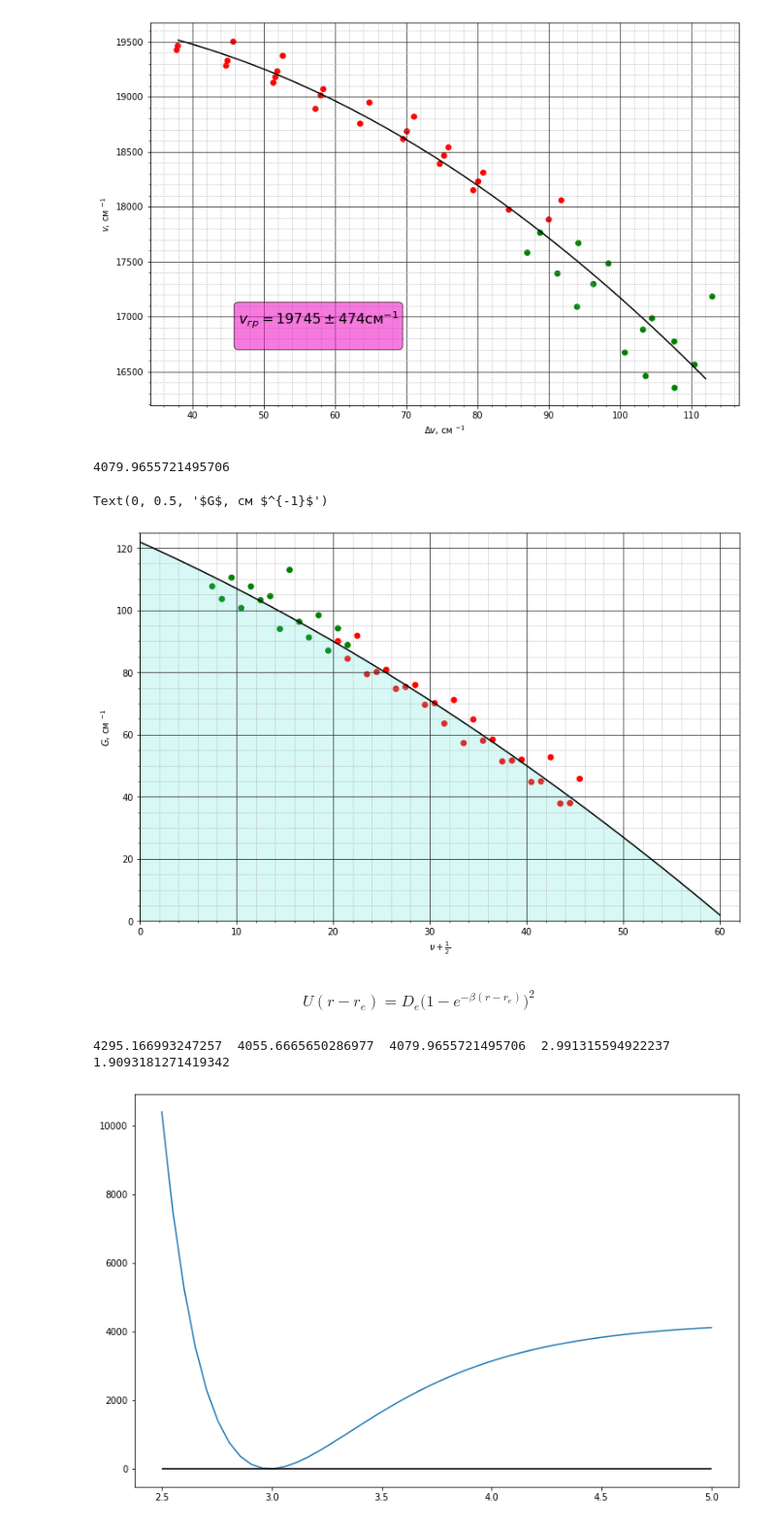
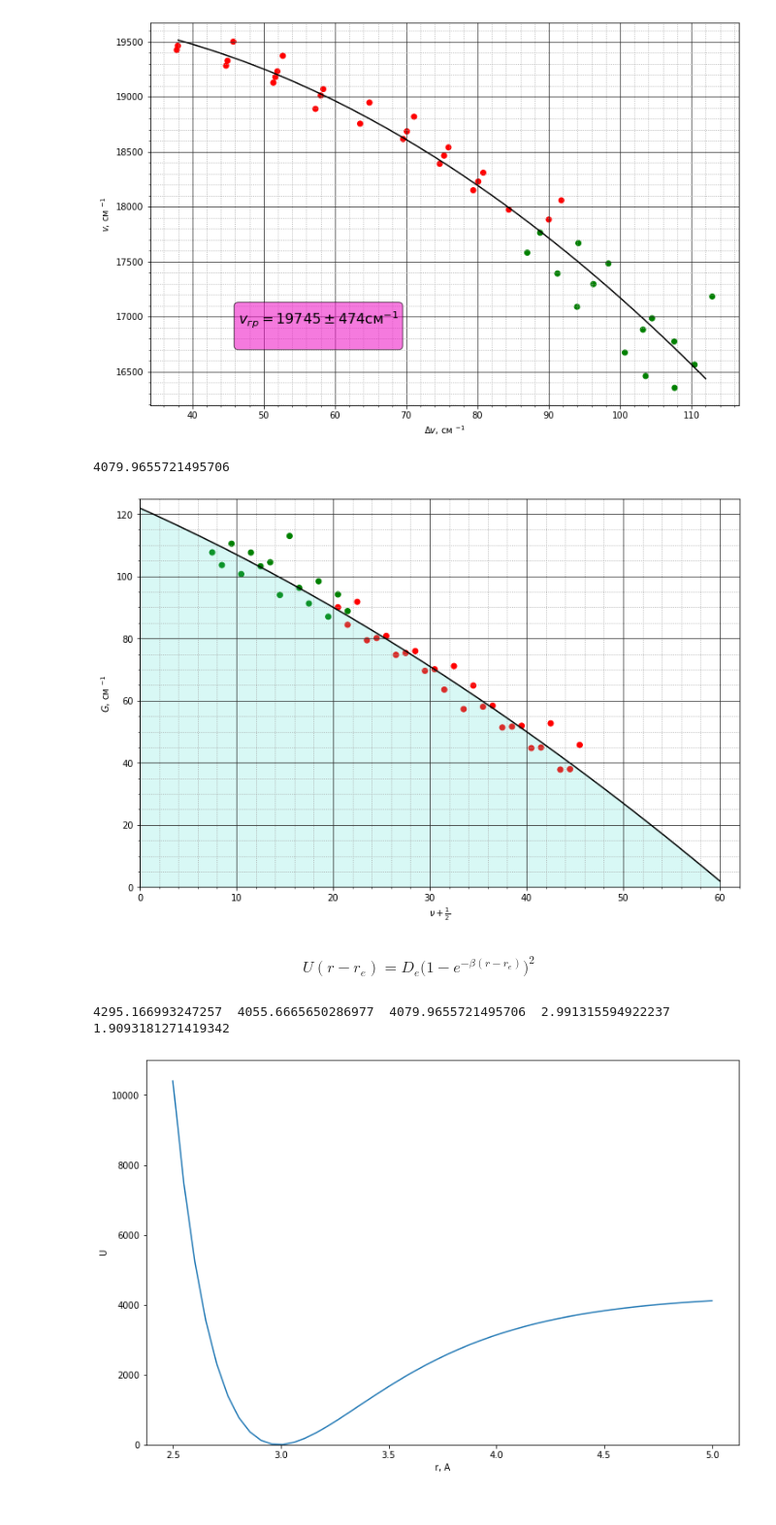
Before and after one commit to Redencon/Lapki, a Jupyter notebook: I2/I2.ipynb, the cells around one changed output. Shown at 97% size. Saved outputs shown, nothing was run; the diff lists cells and outputs as text; code cells hidden in the pictures.

```diff
--- a/I2/I2.ipynb
+++ b/I2/I2.ipynb
@@ -390,8 +487,16 @@ plt.xlim(0, 62)
 plt.fill_between(xs, [0 for _ in ys], ys, color='turquoise', alpha=0.2)
 
 a, b, c = popt
-x0 = (-b - np.sqrt(b**2 - 4*a*c))/(2*a)
+da = np.sqrt(pcov[0][0])
+db = np.sqrt(pcov[1][1])
+dc = np.sqrt(pcov[2][2])
+root = np.sqrt(b**2 - 4*a*c)
+droot = sq_sum(2*b*db, sq_sum(da/a, dc/c)*4*a*c)/(2*root)
+x0 = (-b - root)/(2*a)
+dx0 = sq_sum(da/a, sq_sum(db, droot)/(b+root))*x0
 D3 = a*x0**3/3 + b*x0**2/2 + c*x0
+dD3 = sq_sum(sq_sum(da/a, dx0/x0)*a*x0**3/3, sq_sum(db/b, dx0/x0)*b*x0**2/2, sq_sum(dc/c, dx0/x0)*c*x0)
+goals.add('D3', D3, dD3)
 print(D3)
 
 # props = dict(boxstyle='round', facecolor='#ef21c8', alpha=0.6)
@@ -413,9 +518,9 @@ ax.yaxis.set_minor_locator(mly)
 
 plt.xlabel(r'$\nu + \frac{1}{2}$')
 plt.ylabel('$G$, см $^{-1}$')
+plt.savefig('filled area.jpg')
 # %% [output]
 4079.9655721495706
-Text(0, 0.5, '$G$, см $^{-1}$')
 [figure]
 # %% [markdown]
 $$
@@ -424,25 +529,30 @@ $$
 # %%
 f4 = lambda r, D, omega, re = 3: (D+omega/2)*(1 - np.exp(-(0.970347*omega/np.sqrt(D + omega/2))*(r-re)))**2
 f5 = lambda r, D, beta, re = 3: (D)*(1 - np.exp(-beta*(r-re)))**2
 
 U = v_max - nu00 + 130/2
 De = 4365
 
 beta = 0.970347 * 130 / (De**0.5)
 re = 2.67+1/beta*np.log(1+np.sqrt(U/De))
 
 xs = np.linspace(2.5, 5)
 # ys = f4(xs, 4050, 130)
 ys = f5(xs, 4300, beta, re)
 
 
 
 plt.figure(figsize=(12, 8))
 
 plt.plot(xs, ys)
-plt.hlines(0, 2.5, 5, colors='k')
+# plt.hlines(0, 2.5, 5, colors='k')
+plt.ylim(0, 11e3)
+plt.xlabel('r, A')
+plt.ylabel('U')
 
 print(D1, D2, D3, re, beta, sep='  ')
+
+plt.savefig('Morse.jpg')
 # %% [output]
 4295.166993247257  4055.6665650286977  4079.9655721495706  2.991315594922237  1.9093181271419342
-[figure, old version]
+[figure, new version]
```
Also changed, not shown: parts of 20 cells of this notebook, 2 other files.
